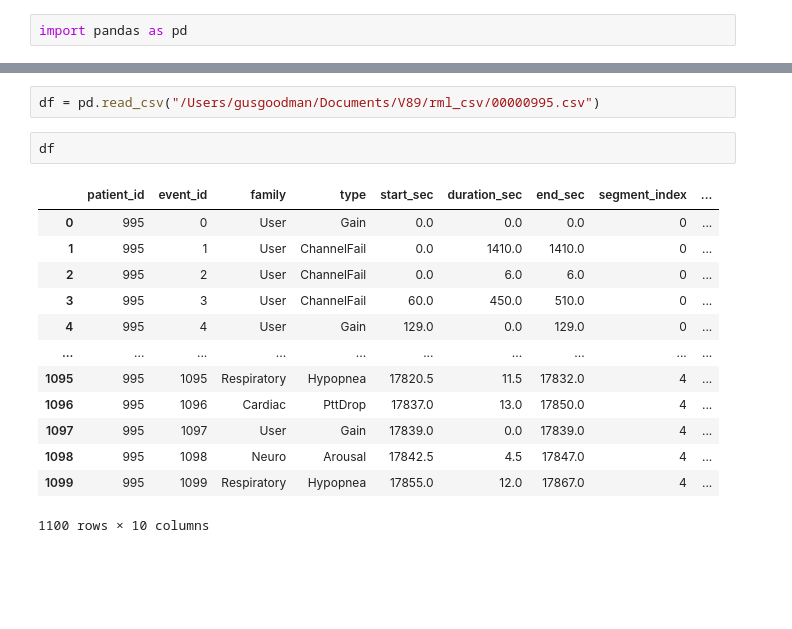
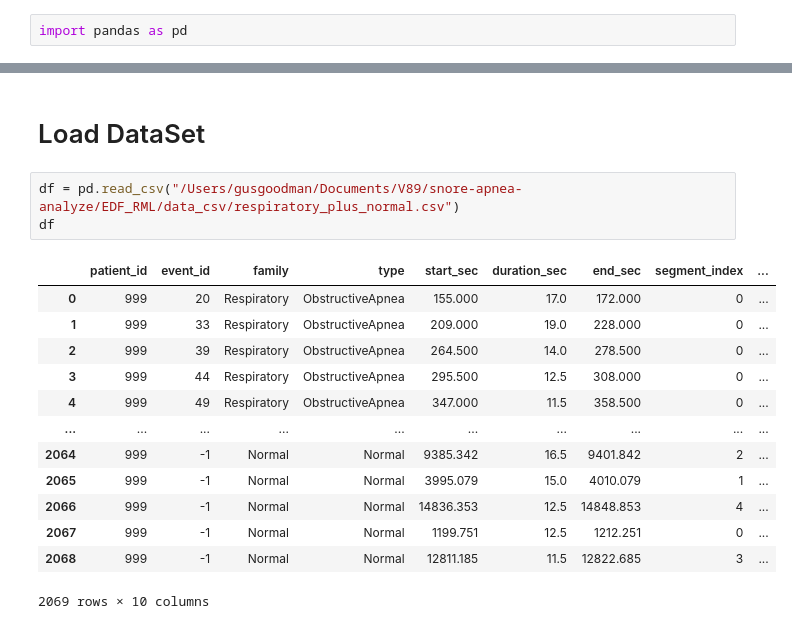
Before and after one commit to v89intern-superai/snore-apnea-analyze, a Jupyter notebook: EDF_RML/model.ipynb, the cells around one changed output, grey strips where cells are left out. Drawn from its saved outputs; the diff is of its cells as text; blank space fills up the shorter version.

Commit message:
Create Normal dataset

```diff
--- a/EDF_RML/model.ipynb
+++ b/EDF_RML/model.ipynb
@@ -3,18 +205,19 @@ import pandas as pd
+# %% [markdown]
+# Load DataSet
 # %%
-df = pd.read_csv("/Users/gusgoodman/Documents/V89/rml_csv/00000995.csv")
+df = pd.read_csv("/Users/gusgoodman/Documents/V89/snore-apnea-analyze/EDF_RML/data_csv/respiratory_plus_normal.csv")
+df
+# %% [output]
+|  | patient_id | event_id | family | type | start_sec | duration_sec | end_sec | segment_index | ... |
+| 0 | 999 | 20 | Respiratory | ObstructiveApnea | 155.000 | 17.0 | 172.000 | 0 | ... |
+| 1 | 999 | 33 | Respiratory | ObstructiveApnea | 209.000 | 19.0 | 228.000 | 0 | ... |
+| 2 | 999 | 39 | Respiratory | ObstructiveApnea | 264.500 | 14.0 | 278.500 | 0 | ... |
+| 3 | 999 | 44 | Respiratory | ObstructiveApnea | 295.500 | 12.5 | 308.000 | 0 | ... |
+| 4 | 999 | 49 | Respiratory | ObstructiveApnea | 347.000 | 11.5 | 358.500 | 0 | ... |
+| ... | ... | ... | ... | ... | ... | ... | ... | ... | ... |
+| 2064 | 999 | -1 | Normal | Normal | 9385.342 | 16.5 | 9401.842 | 2 | ... |
+| 2065 | 999 | -1 | Normal | Normal | 3995.079 | 15.0 | 4010.079 | 1 | ... |
+| 2066 | 999 | -1 | Normal | Normal | 14836.353 | 12.5 | 14848.853 | 4 | ... |
+| 2067 | 999 | -1 | Normal | Normal | 1199.751 | 12.5 | 1212.251 | 0 | ... |
+| 2068 | 999 | -1 | Normal | Normal | 12811.185 | 11.5 | 12822.685 | 3 | ... |
+2069 rows × 10 columns
-# %%
-df
-# %% [output]
-|  | patient_id | event_id | family | type | start_sec | duration_sec | end_sec | segment_index | ... |
-| 0 | 995 | 0 | User | Gain | 0.0 | 0.0 | 0.0 | 0 | ... |
-| 1 | 995 | 1 | User | ChannelFail | 0.0 | 1410.0 | 1410.0 | 0 | ... |
-| 2 | 995 | 2 | User | ChannelFail | 0.0 | 6.0 | 6.0 | 0 | ... |
-| 3 | 995 | 3 | User | ChannelFail | 60.0 | 450.0 | 510.0 | 0 | ... |
-| 4 | 995 | 4 | User | Gain | 129.0 | 0.0 | 129.0 | 0 | ... |
-| ... | ... | ... | ... | ... | ... | ... | ... | ... | ... |
-| 1095 | 995 | 1095 | Respiratory | Hypopnea | 17820.5 | 11.5 | 17832.0 | 4 | ... |
-| 1096 | 995 | 1096 | Cardiac | PttDrop | 17837.0 | 13.0 | 17850.0 | 4 | ... |
-| 1097 | 995 | 1097 | User | Gain | 17839.0 | 0.0 | 17839.0 | 4 | ... |
-| 1098 | 995 | 1098 | Neuro | Arousal | 17842.5 | 4.5 | 17847.0 | 4 | ... |
-| 1099 | 995 | 1099 | Respiratory | Hypopnea | 17855.0 | 12.0 | 17867.0 | 4 | ... |
-1100 rows × 10 columns
```
Also changed, not shown: parts of 10 cells of this notebook, 4 other files.
